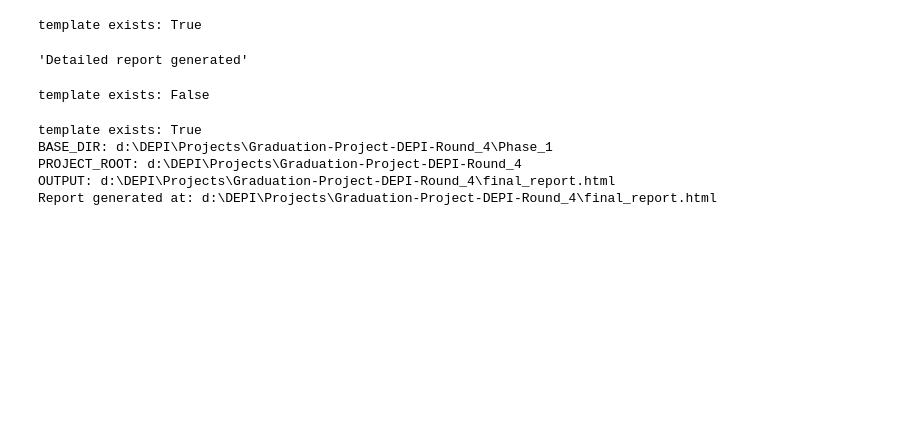
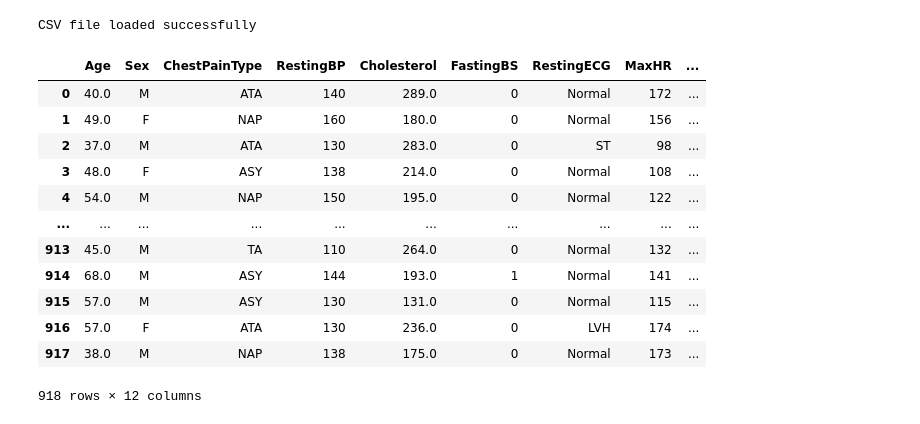
Before and after one commit to MostafaGmalFouda/Graduation-Project-DEPI-Round_4, a Jupyter notebook: Main.ipynb, the cells around one changed output. Saved outputs shown, nothing was run; the diff lists cells and outputs as text; code cells hidden in the pictures; blank space fills up the shorter version.

Commit message:
Phase_1 Done!

```diff
--- a/Main.ipynb
+++ b/Main.ipynb
@@ -166,42 +9,23 @@ preprocess.get_clean_data()
-# %%
-import pandas as pd
-from  Phase_1.ReportGenerator import ReportGenerator
-
-df = pd.read_csv("train.csv")
-
-report = ReportGenerator(df)
-
-# Basic report
-report.generate_report(mode="basic")
-
-# Detailed report
-report.generate_report(mode="detailed")
-# %% [output]
-template exists: True
-'Detailed report generated'
-# %%
-import os
-template_path = os.path.join("template.html")
-print("template exists:", os.path.exists(template_path))
-# %% [output]
-template exists: False
-# %%
-import pandas as pd
-from  Phase_1.ReportGenerator import ReportGenerator
-
-# load data
-df = pd.read_csv("train.csv")
-
-# create object
-report = ReportGenerator(df)
-
-# generate report
-output_file = report.manual_report()
-
-print("Report generated at:", output_file)
-# %% [output]
-template exists: True
-BASE_DIR: d:\DEPI\Projects\Graduation-Project-DEPI-Round_4\Phase_1
-PROJECT_ROOT: d:\DEPI\Projects\Graduation-Project-DEPI-Round_4
-OUTPUT: d:\DEPI\Projects\Graduation-Project-DEPI-Round_4\final_report.html
-Report generated at: d:\DEPI\Projects\Graduation-Project-DEPI-Round_4\final_report.html
+# %%
+# check DataLoader
+file_path = "heart.csv"
+
+data = DataLoader(file_path)
+data.load()
+data = data.get_data()
+data
+# %% [output]
+CSV file loaded successfully
+|  | Age | Sex | ChestPainType | RestingBP | Cholesterol | FastingBS | RestingECG | MaxHR | ... |
+| 0 | 40.0 | M | ATA | 140 | 289.0 | 0 | Normal | 172 | ... |
+| 1 | 49.0 | F | NAP | 160 | 180.0 | 0 | Normal | 156 | ... |
+| 2 | 37.0 | M | ATA | 130 | 283.0 | 0 | ST | 98 | ... |
+| 3 | 48.0 | F | ASY | 138 | 214.0 | 0 | Normal | 108 | ... |
+| 4 | 54.0 | M | NAP | 150 | 195.0 | 0 | Normal | 122 | ... |
+| ... | ... | ... | ... | ... | ... | ... | ... | ... | ... |
+| 913 | 45.0 | M | TA | 110 | 264.0 | 0 | Normal | 132 | ... |
+| 914 | 68.0 | M | ASY | 144 | 193.0 | 1 | Normal | 141 | ... |
+| 915 | 57.0 | M | ASY | 130 | 131.0 | 0 | Normal | 115 | ... |
+| 916 | 57.0 | F | ATA | 130 | 236.0 | 0 | LVH | 174 | ... |
+| 917 | 38.0 | M | NAP | 138 | 175.0 | 0 | Normal | 173 | ... |
+918 rows × 12 columns
```
Also changed, not shown: parts of 15 cells of this notebook, 6 other files.
